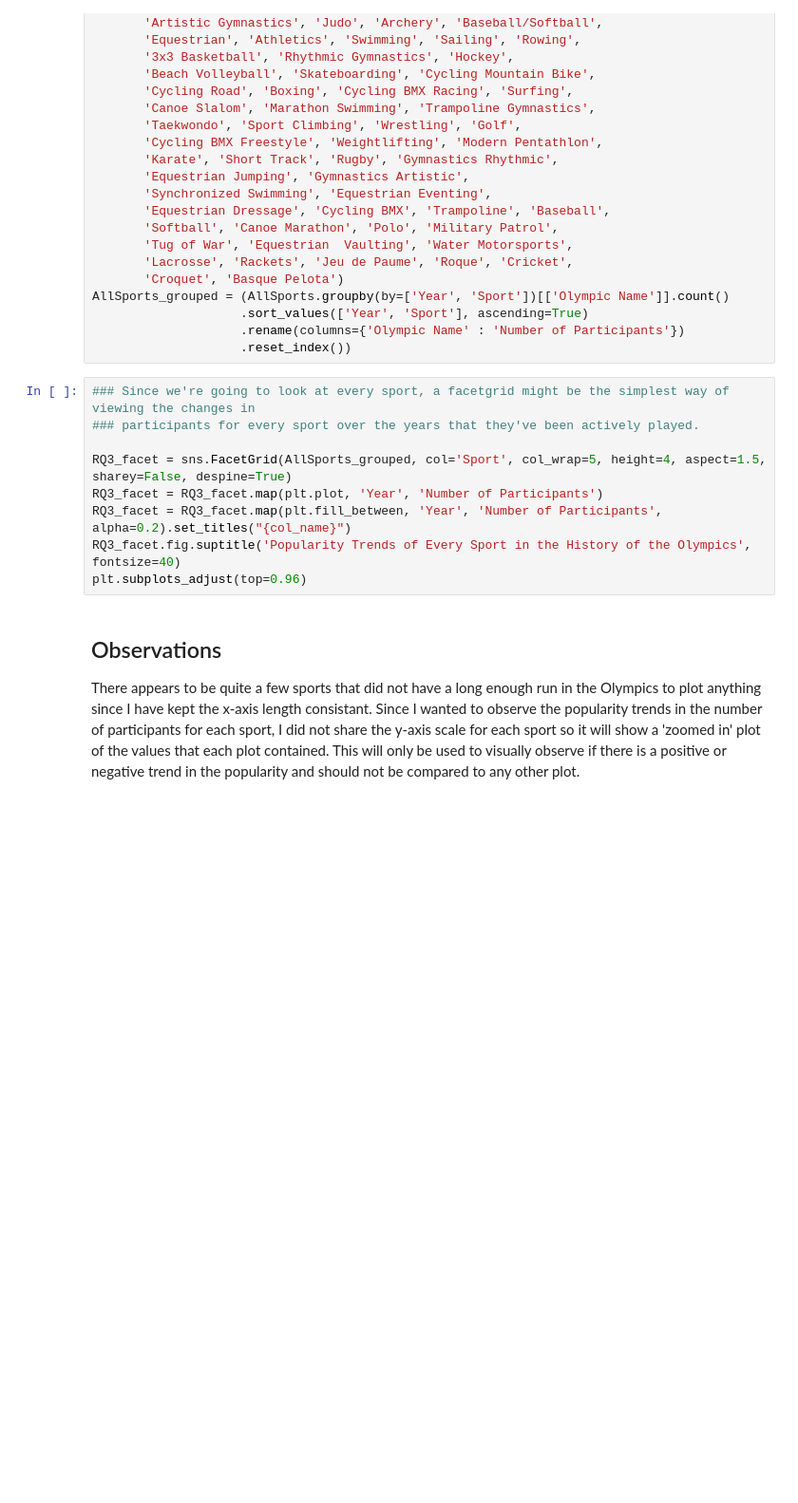
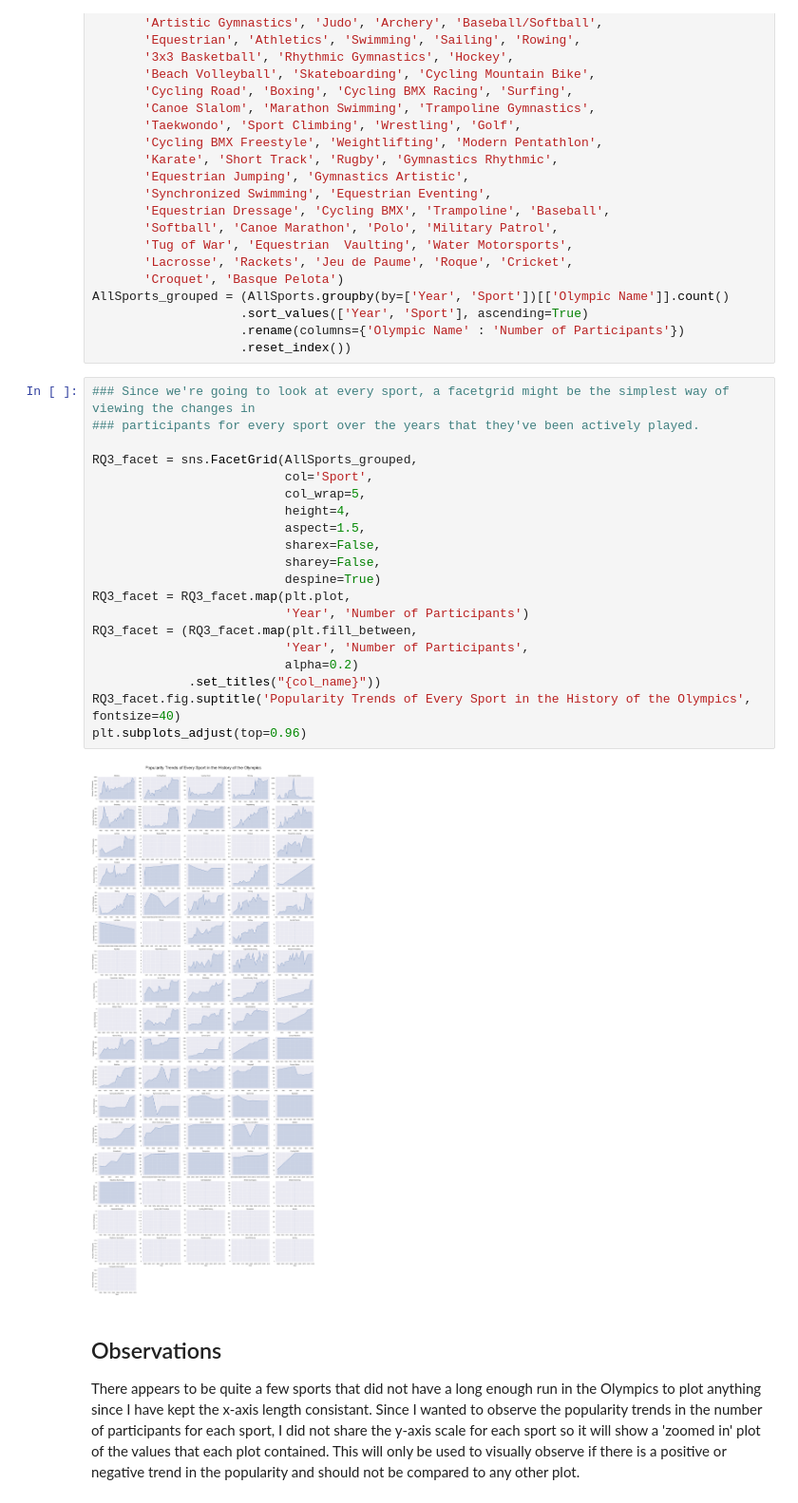
Before and after one commit to ubco-W2022T2-data301/project-group-group17, a Jupyter notebook: analysis/notebooks/analysis_dylan.ipynb, the cells around one changed output. Shown at 95% size. Saved outputs shown, nothing was run; the diff lists cells and outputs as text; blank space fills up the shorter version.

```diff
--- a/analysis/notebooks/analysis_dylan.ipynb
+++ b/analysis/notebooks/analysis_dylan.ipynb
@@ -290,12 +344,25 @@ AllSports_grouped = (AllSports.groupby(by=['Year', 'Sport'])[['Olympic Name']].c
 # %%
 ### Since we're going to look at every sport, a facetgrid might be the simplest way of viewing the changes in
 ### participants for every sport over the years that they've been actively played.
 
-RQ3_facet = sns.FacetGrid(AllSports_grouped, col='Sport', col_wrap=5, height=4, aspect=1.5, sharey=False, despine=True)
-RQ3_facet = RQ3_facet.map(plt.plot, 'Year', 'Number of Participants')
-RQ3_facet = RQ3_facet.map(plt.fill_between, 'Year', 'Number of Participants', alpha=0.2).set_titles("{col_name}")
+RQ3_facet = sns.FacetGrid(AllSports_grouped,
+                          col='Sport',
+                          col_wrap=5,
+                          height=4,
+                          aspect=1.5,
+                          sharex=False,
+                          sharey=False,
+                          despine=True)
+RQ3_facet = RQ3_facet.map(plt.plot,
+                          'Year', 'Number of Participants')
+RQ3_facet = (RQ3_facet.map(plt.fill_between,
+                          'Year', 'Number of Participants',
+                          alpha=0.2)
+             .set_titles("{col_name}"))
 RQ3_facet.fig.suptitle('Popularity Trends of Every Sport in the History of the Olympics', fontsize=40)
 plt.subplots_adjust(top=0.96)
+# %% [output]
+[figure, added]
 # %% [markdown]
 ## Observations
 There appears to be quite a few sports that did not have a long enough run in the Olympics to plot anything since I have kept the x-axis length consistant. Since I wanted to observe the popularity trends in the number of participants for each sport, I did not share the y-axis scale for each sport so it will show a 'zoomed in' plot of the values that each plot contained. This will only be used to visually observe if there is a positive or negative trend in the popularity and should not be compared to any other plot.
```
Also changed, not shown: parts of 15 cells of this notebook.
